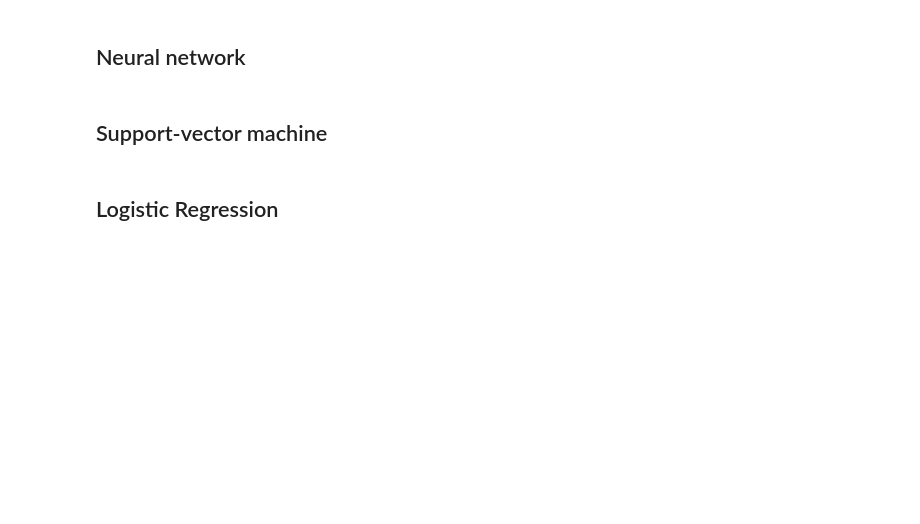
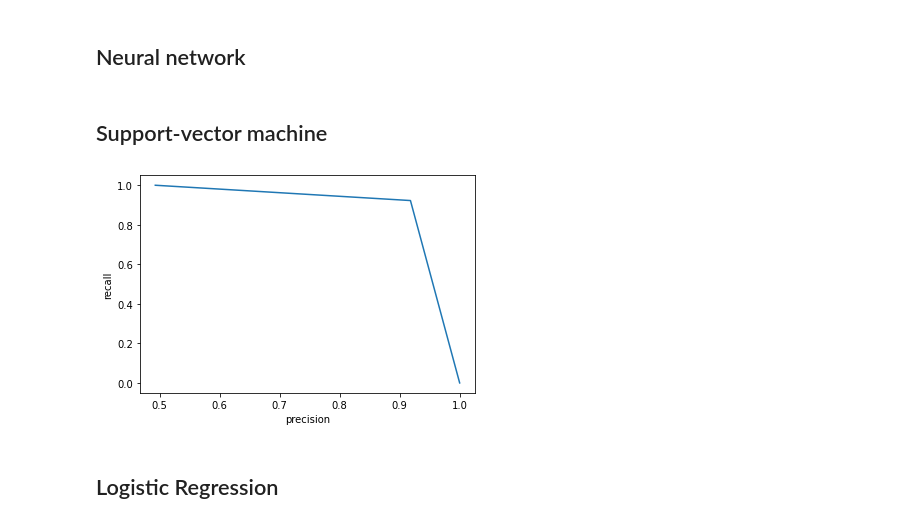
Before and after one commit to Roan-Schellingerhout/YouTube_conspiracy_paper, a Jupyter notebook: Machine Learning/Video_ML.ipynb, the cells around one changed output. Saved outputs shown, nothing was run; the diff lists cells and outputs as text; code cells hidden in the pictures; blank space fills up the shorter version.

```diff
--- a/Machine Learning/Video_ML.ipynb
+++ b/Machine Learning/Video_ML.ipynb
@@ -298,6 +298,16 @@ ml_results["Accuracy"].append(sklearn.metrics.accuracy_score(y_test, y_pred))
 ml_results["Precision"].append(sklearn.metrics.precision_score(y_test, y_pred))
 ml_results["Recall"].append(sklearn.metrics.recall_score(y_test, y_pred))
 ml_results["F1"].append(sklearn.metrics.f1_score(y_test, y_pred))
+# %%
+pr_curve = sklearn.metrics.precision_recall_curve(y_test, y_pred)
+# %%
+plt.plot(pr_curve[0], pr_curve[1]);
+plt.xlabel("precision")
+plt.ylabel("recall")
+
+plt.show()
+# %% [output]
+[figure, added]
 # %% [markdown]
 ## Logistic Regression
 # %%
```
Also changed, not shown: parts of 4 cells of this notebook, 4 other files.
